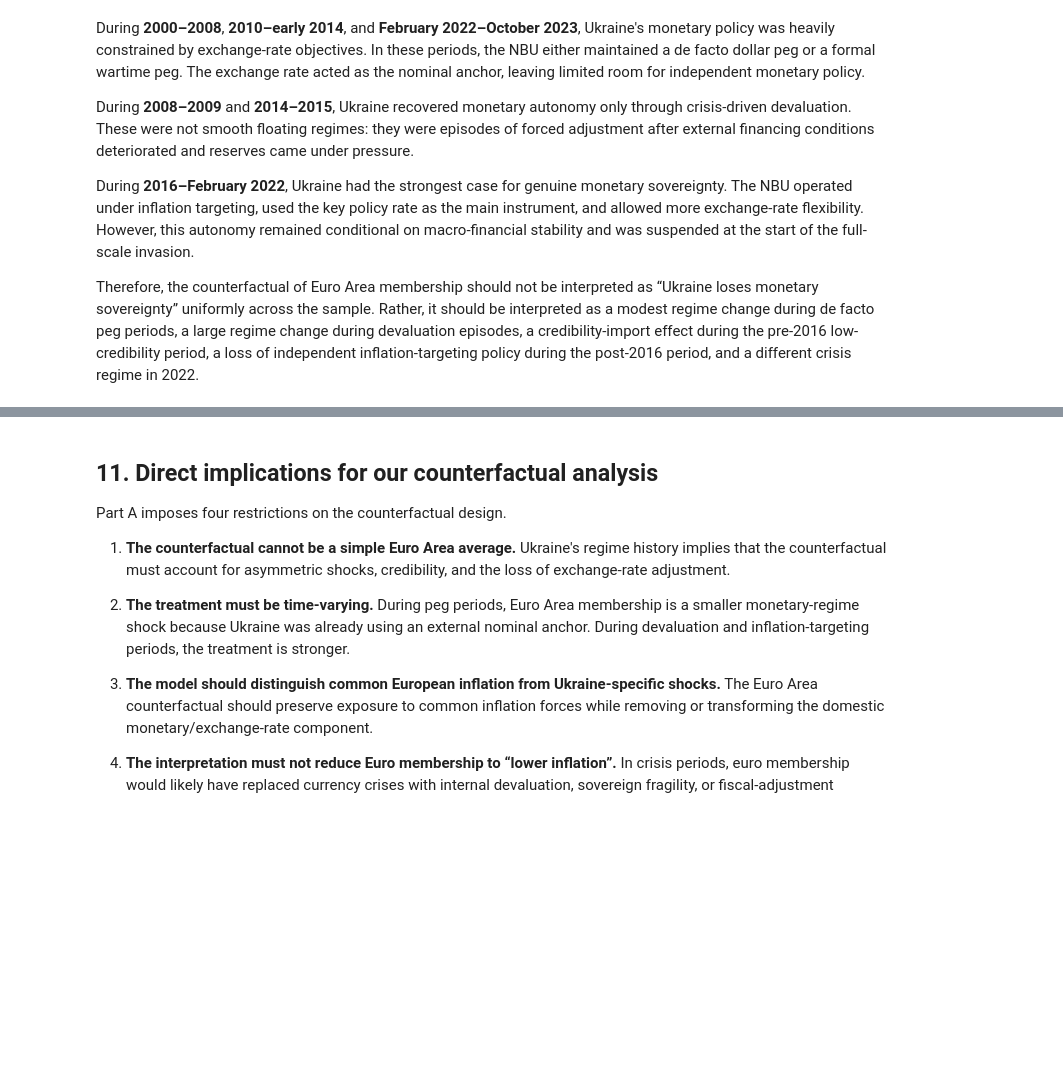
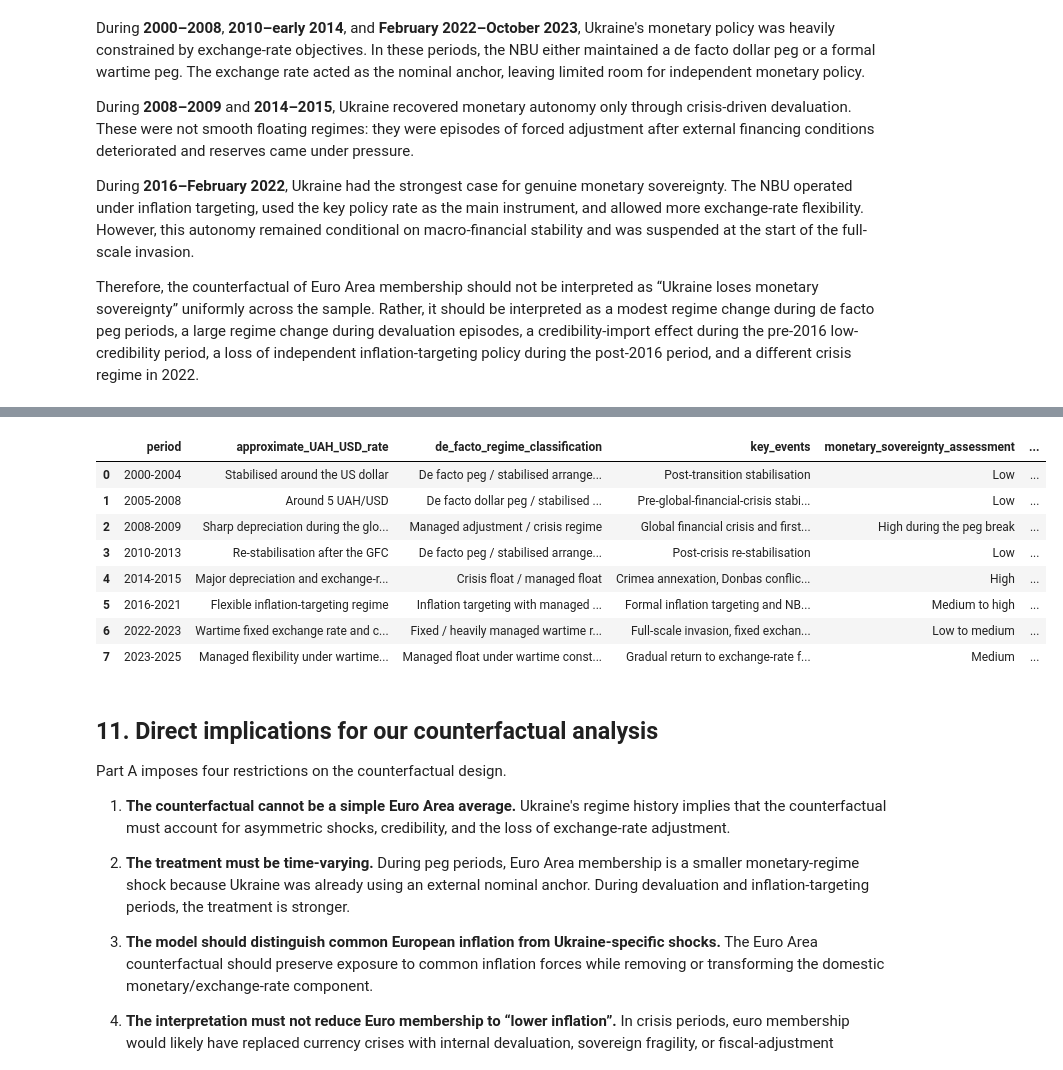
Before and after one commit to MattGuilbertSanderson/QMF-counterfactual-ukraine-inflation, a Jupyter notebook: QMF_Project_Matt_GUILBERT_SANDERSON.ipynb, the cells around one changed output, grey strips where cells are left out. Drawn from its saved outputs; the diff is of its cells as text; code cells hidden in the pictures; blank space fills up the shorter version.

Commit message:
Add Part A regime table export

```diff
--- a/QMF_Project_Matt_GUILBERT_SANDERSON.ipynb
+++ b/QMF_Project_Matt_GUILBERT_SANDERSON.ipynb
@@ -576,3 +593,83 @@ During **2008–2009** and **2014–2015**, Ukraine recovered monetary autonomy
 During **2016–February 2022**, Ukraine had the strongest case for genuine monetary sovereignty. The NBU operated under inflation targeting, used the key policy rate as the main instrument, and allowed more exchange-rate flexibility. However, this autonomy remained conditional on macro-financial stability and was suspended at the start of the full-scale invasion.
 
 Therefore, the counterfactual of Euro Area membership should not be interpreted as “Ukraine loses monetary sovereignty” uniformly across the sample. Rather, it should be interpreted as a modest regime change during de facto peg periods, a large regime change during devaluation episodes, a credibility-import effect during the pre-2016 low-credibility period, a loss of independent inflation-targeting policy during the post-2016 period, and a different crisis regime in 2022.
+# %%
+### Export of Part A regime table
+
+from pathlib import Path
+import pandas as pd
+
+OUT_DIR = Path("outputs")
+OUT_DIR.mkdir(parents=True, exist_ok=True)
+
+partA_regime_table = pd.DataFrame({
+    "period": [
+        "2000-2004",
+        "2005-2008",
+        "2008-2009",
+        "2010-2013",
+        "2014-2015",
+        "2016-2021",
+        "2022-2023",
+        "2023-2025"
+    ],
+    "approximate_UAH_USD_rate": [
+        "Stabilised around the US dollar",
+        "Around 5 UAH/USD",
+        "Sharp depreciation during the global financial crisis",
+        "Re-stabilisation after the GFC",
+        "Major depreciation and exchange-rate crisis",
+        "Flexible inflation-targeting regime",
+        "Wartime fixed exchange rate and capital controls",
+        "Managed flexibility under wartime constraints"
+    ],
+    "de_facto_regime_classification": [
+        "De facto peg / stabilised arrangement",
+        "De facto dollar peg / stabilised arrangement",
+        "Managed adjustment / crisis regime",
+        "De facto peg / stabilised arrangement",
+        "Crisis float / managed float",
+        "Inflation targeting with managed flexibility",
+        "Fixed / heavily managed wartime regime",
+        "Managed float under wartime constraints"
+    ],
+    "key_events": [
+        "Post-transition stabilisation",
+        "Pre-global-financial-crisis stability",
+        "Global financial crisis and first major peg break",
+        "Post-crisis re-stabilisation",
+        "Crimea annexation, Donbas conflict, balance-of-payments crisis",
+        "Formal inflation targeting and NBU institutional reform",
+        "Full-scale invasion, fixed exchange rate, capital controls",
+        "Gradual return to exchange-rate flexibility"
+    ],
+    "monetary_sovereignty_assessment": [
+        "Low",
+        "Low",
+        "High during the peg break",
+        "Low",
+        "High",
+        "Medium to high",
+        "Low to medium",
+        "Medium"
+    ],
+    "treatment_intensity_used_in_partB": [
+        0.20,
+        0.20,
+        0.85,
+        0.25,
+        1.00,
+        0.65,
+        0.35,
+        0.55
+    ]
+})
+
+partA_regime_table.to_csv(
+    OUT_DIR / "regime_table_partA.csv",
+    index=False
+)
+
+print("Saved Part A regime table to outputs/regime_table_partA.csv")
+display(partA_regime_table)
+# %% [output]
@@ -579,3 +677,12 @@ Therefore, the counterfactual of Euro Area membership should not be interpreted
+|  | period | approximate_UAH_USD_rate | de_facto_regime_classification | key_events | monetary_sovereignty_assessment | ... |
+| 0 | 2000-2004 | Stabilised around the US dollar | De facto peg / stabilised arrange... | Post-transition stabilisation | Low | ... |
+| 1 | 2005-2008 | Around 5 UAH/USD | De facto dollar peg / stabilised ... | Pre-global-financial-crisis stabi... | Low | ... |
+| 2 | 2008-2009 | Sharp depreciation during the glo... | Managed adjustment / crisis regime | Global financial crisis and first... | High during the peg break | ... |
+| 3 | 2010-2013 | Re-stabilisation after the GFC | De facto peg / stabilised arrange... | Post-crisis re-stabilisation | Low | ... |
+| 4 | 2014-2015 | Major depreciation and exchange-r... | Crisis float / managed float | Crimea annexation, Donbas conflic... | High | ... |
+| 5 | 2016-2021 | Flexible inflation-targeting regime | Inflation targeting with managed ... | Formal inflation targeting and NB... | Medium to high | ... |
+| 6 | 2022-2023 | Wartime fixed exchange rate and c... | Fixed / heavily managed wartime r... | Full-scale invasion, fixed exchan... | Low to medium | ... |
+| 7 | 2023-2025 | Managed flexibility under wartime... | Managed float under wartime const... | Gradual return to exchange-rate f... | Medium | ... |
 # %% [markdown]
 ## 11. Direct implications for our counterfactual analysis
 
```
Also changed, not shown: parts of 15 cells of this notebook, 1 other file.
